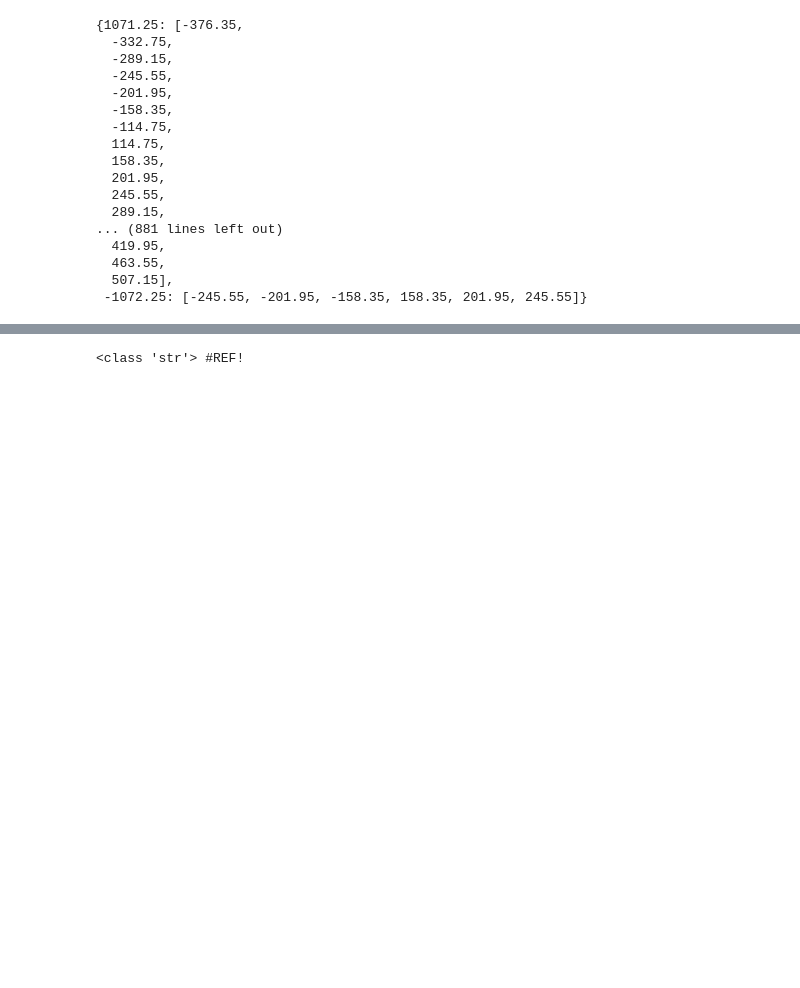
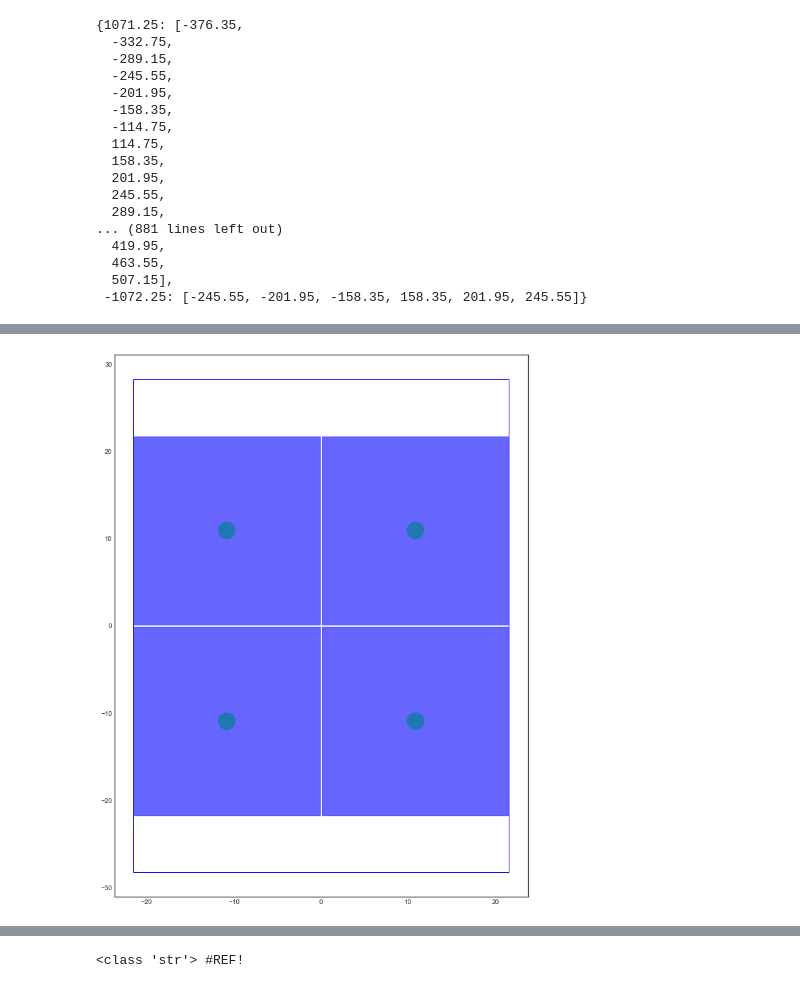
Before and after one commit to yashmehra028/ETL-Copy, a Jupyter notebook: realistic_layout_export.ipynb, the cells around one changed output, grey strips where cells are left out. Drawn from its saved outputs; the diff is of its cells as text; code cells hidden in the pictures; blank space fills up the shorter version.

```diff
--- a/realistic_layout_export.ipynb
+++ b/realistic_layout_export.ipynb
@@ -3,3 +1,8 @@ import pandas as pd
+# %%
+import pandas as pd
+import matplotlib.pyplot as plt
+from matplotlib import style
+style.use('seaborn-white')
 # %% [markdown]
 delta x	delta y
 43.600	85.700
@@ -182,3 +189,84 @@ def makeModule(xmin, ymin, orientation='+', z_orientation='+'):
     center = (xmin-multiplier*module_x/2., ymin+z_multiplier*multiplier*(mount_y+sensor_y/2.))
 
     return [plt.Polygon(outline, closed=True, fill=None, edgecolor='b'), plt.Polygon(activeArea, closed=True, fc=(1,0,0,0.5), ec=(0,0,0,1)), plt.Circle(center, 1, fc=(1,1,0,0.5), ec=(0,0,0,1))], center
+# %%
+# 43.6, 79.7
+m = 2
+n = 2
+
+module_y = 56.5
+module_x = 43.1
+
+sensor_y = 21.6
+sensor_x = 21.4
+sensor_gap = 0.25
+
+disk_inner = 315
+disk_outer = 1185 #1185
+
+PB_y = 29.5
+PB_x = module_x
+
+patchpanel_length = 300 # was 50
+
+deadspace_mod_x = (module_x - m*sensor_x - (m-1)*sensor_gap)/2
+deadspace_mod_y = (module_y - n*sensor_y - (n-1)*sensor_gap)/2
+
+initial_y = -1*deadspace_mod_y - (sensor_y/2)
+coors = []
+
+for i in range(n):
+    initial_x = deadspace_mod_x + (sensor_x/2)
+    for j in range(m):
+        coors.append((initial_x,initial_y))
+        initial_x += sensor_x + sensor_gap
+
+    initial_y -= sensor_y + sensor_gap
+
+def makeModule_full(x, y):
+    '''
+    This is mainly to check, but also to transform to the right format
+    '''
+    polys = []
+
+    outline = [
+        [x-module_x/2, y-module_y/2],
+        [x-module_x/2, y+module_y/2],
+        [x+module_x/2, y+module_y/2],
+        [x+module_x/2, y-module_y/2],
+    ]
+
+    polys.append(plt.Polygon(outline,closed=True,fill=None,edgecolor='b'))
+
+    x_new = x - module_x/2
+    y_new = y + module_y/2
+    centers = []
+    active_area = []
+
+    for i in coors:
+        x0 = i[0]
+        y0 = i[1]
+
+        x0 += x_new
+        y0 += y_new
+
+        a = [(x0-sensor_x/2, y0+sensor_y/2), (x0-sensor_x/2, y0-sensor_y/2), (x0+sensor_x/2, y0-sensor_y/2), (x0+sensor_x/2, y0+sensor_y/2)]
+        active_area.append(a)
+        polys.append(plt.Polygon(a,closed=True,color='blue',alpha=0.6))
+
+        centers.append((x0,y0))
+
+    for i in centers:
+        polys.append(plt.Circle(i,1))
+
+    return polys,centers
+
+a = makeModule_full(0,0)[0]
+
+plt.rcParams['figure.figsize'] = [15, 15]
+
+for i in a:
+    plt.gca().add_patch(i)
+
+plt.axis('scaled')
+# %% [output]
@@ -185 +274,2 @@ def makeModule(xmin, ymin, orientation='+', z_orientation='+'):
+[figure, added]
 # %%
```
Also changed, not shown: parts of 11 cells of this notebook, 30 other files.
